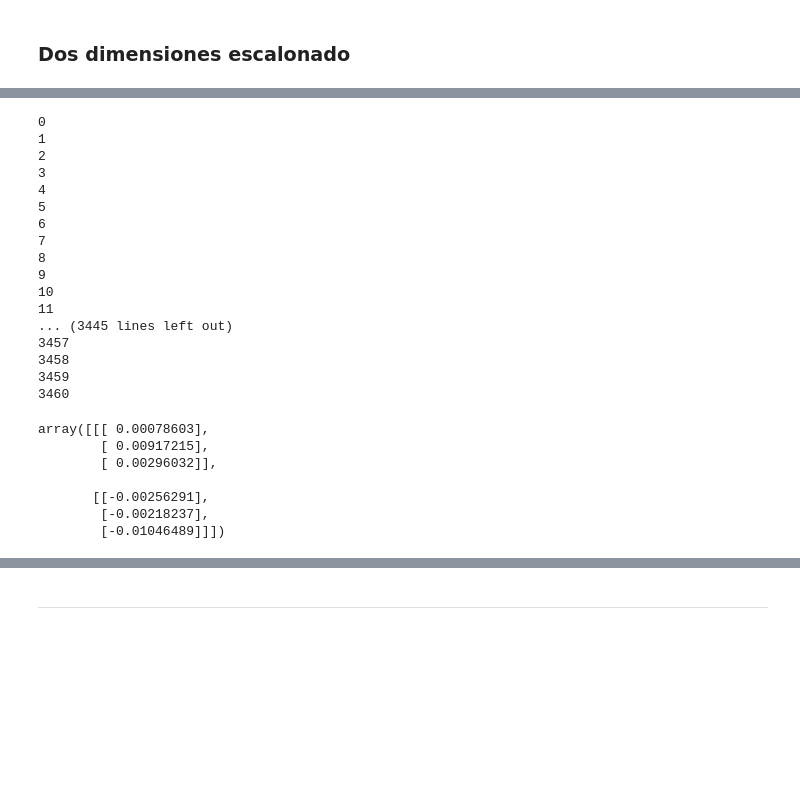
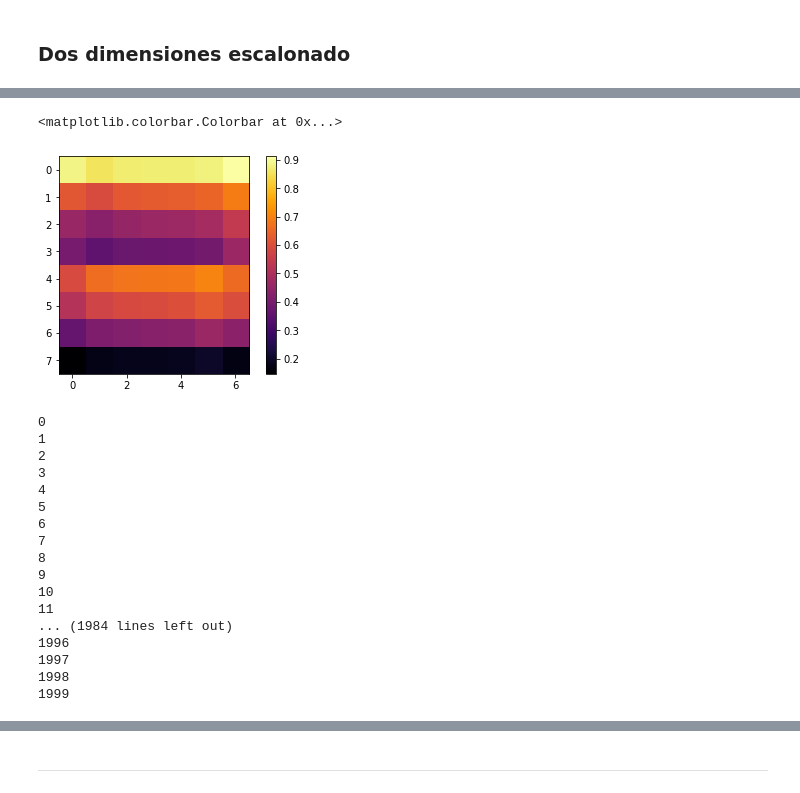
Before and after one commit to OscarAlvaradoM/Tesis, a Jupyter notebook: notebooks/Gradiente_presion.ipynb, the cells around one changed output, grey strips where cells are left out. Saved outputs shown, nothing was run; the diff lists cells and outputs as text; code cells hidden in the pictures; blank space fills up the shorter version.

```diff
--- a/notebooks/Gradiente_presion.ipynb
+++ b/notebooks/Gradiente_presion.ipynb
@@ -447,10 +455,10 @@ class Simple():
 
         # Aquí obtenemos los valores de las velocidades con las ecuaciones de conservación del momento.
         self.set_momentum_equation(Γ,ρ)
-        vel_error = [np.abs(vel_sol - self.velocity_star[idx]) for idx, vel_sol in enumerate(self.velocity_sols)]
+        vel_residual = [np.abs(vel_sol - self.velocity_star[idx]) for idx, vel_sol in enumerate(self.velocity_sols)]
         cont = 0
-        for vel_e in vel_error:
-            if (vel_e < ϵ).all():
+        for vel_r in vel_residual:
+            if (vel_r < ϵ).all():
                 cont += 1
                 continue
             else:
@@ -466,7 +474,7 @@ class Simple():
         else:
             print("No se tiene solución con una sola iteración, intente con más.")
 
-    def loop_system(self):
+    def loop_system(self, max_iter=100):
         self.velocity_star = self.velocities
         self.pressure_star = self.pressure
         Γ = self.Γ
@@ -475,14 +483,14 @@ class Simple():
 
         cont = 0
         epocas = 0
-        while cont < len(self.mallas_velocidad)+1:
+        while cont < len(self.mallas_velocidad)+1 and epocas < max_iter:
             self.velocity_boundary = self.set_velocity_star(self.velocity_star)
 
             self.set_momentum_equation(Γ,ρ)
-            vel_error = [np.abs(vel_sol - self.velocity_star[idx]) for idx, vel_sol in enumerate(self.velocity_sols)]
+            vel_residual = [np.abs(vel_sol - self.velocity_star[idx]) for idx, vel_sol in enumerate(self.velocity_sols)]
             cont = 0
-            for vel_e in vel_error:
-                if (vel_e < ϵ).all():
+            for vel_r in vel_residual:
+                if (vel_r < ϵ).all():
                     cont += 1
                     continue
                 else:
@@ -524,11 +532,27 @@ class Simple():
                 coef.set_diffusion(Γ,velocity_direction=idx,pressure_mesh=malla_presion)
         if ρ:
             for idx, coef in enumerate(coef_velocity):
-                coef.set_convection(ρ,velocity_star,stagered=True,velocity_direction=idx,
+                coef.set_convection(ρ,velocity_star,staggered=True,velocity_direction=idx,
                                     pressure_mesh=self.malla_presion)
 
         aPs = [coef.get_aP() for coef in coef_velocity]
         self.ds = [self.get_d(mallas_velocidad[idx],a,direction=idx) for idx, a in enumerate(aPs)]
+        """
+        print("aP")
+        print(coef_velocity[0].get_aP())
+        print("aE")
+        print(coef_velocity[0].get_aE())
+        print("aW")
+        print(coef_velocity[0].get_aW())
+        print("aN")
+        print(coef_velocity[0].get_aN())
+        print("aS")
+        print(coef_velocity[0].get_aS())
+        print("Su")
+        print(coef_velocity[0].get_Su())
+        print("Sp")
+        print(coef_velocity[0].get_Sp())
+        """
 
         systems = [EqSystem(coef) for coef in coef_velocity]
         sols = [np.array(system.get_solution()).reshape(mallas_velocidad[idx].volumes) \
@@ -579,7 +603,7 @@ class Simple():
         self.p_tilde = self.p_tilde.reshape(self.pressure_star.shape)
         self.pressure = self.pressure_star + self.p_tilde
 
-        self.velocities = [self.velocity_star[idx] + d*np.diff(self.p_tilde, axis = idx) \
+        self.velocities = [self.velocity_sols[idx] + d*np.diff(self.p_tilde, axis = idx) \
                            for idx, d in enumerate(self.ds)]
 
     def get_solutions(self):
@@ -1260,8 +1375,8 @@ l = 1 # m
 Re = ρ*u_0*l/μ #ρUH/μ
 # %%
 # Definiendo la malla
-nvx = 3
-nvy = 3
+nvx = 8
+nvy = 8
 
 #--------malla T -------------------------
 malla_p = Mesh(2, volumes = (nvx, nvy), lengths = (l, h, 0.1))
@@ -1295,5 +1410,13 @@ No se tiene solución con una sola iteración, intente con más.
+# %%
+p, (vx,vy) = simp.get_solutions()
+# %%
+plt.imshow(1-vx.reshape(nvx -1,nvy).T, cmap = "inferno")
+plt.colorbar()
+# %% [output]
+<matplotlib.colorbar.Colorbar at 0x...>
+[figure, added]
 # %%
-vels, pressure = simp.loop_system()
+vels, pressure = simp.loop_system(max_iter = 2000)
 # %% [output]
 0
 1
@@ -1307,19 +1430,8 @@ vels, pressure = simp.loop_system()
 9
 10
 11
-... (3445 lines left out)
-3457
-3458
-3459
-3460
+... (1984 lines left out)
+1996
+1997
+1998
+1999
-# %%
-u_vel = vels[0]
-u_vel
-# %% [output]
-array([[[ 0.00078603],
-        [ 0.00917215],
-        [ 0.00296032]],
-
-       [[-0.00256291],
-        [-0.00218237],
-        [-0.01046489]]])
```
Also changed, not shown: parts of 12 cells of this notebook.
